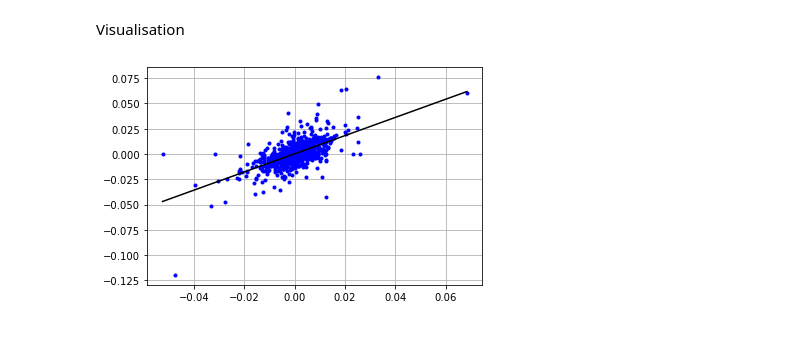
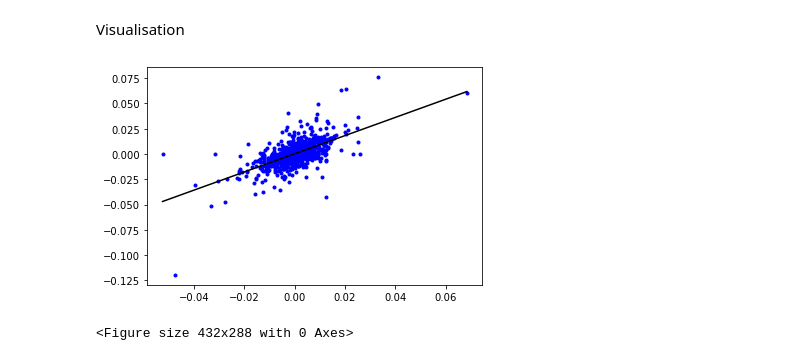
Before and after one commit to rogerloh-acc/Finance-Model-, a Jupyter notebook: Beta/Historical Beta/Estimate Beta - Historical.ipynb, the cells around one changed output. Saved outputs shown, nothing was run; the diff lists cells and outputs as text; code cells hidden in the pictures.

```diff
--- a/Beta/Historical Beta/Estimate Beta - Historical.ipynb
+++ b/Beta/Historical Beta/Estimate Beta - Historical.ipynb
@@ -16,7 +18,7 @@ from scipy import stats
 # %%
 # Input the reference name from Yahoo Finance
 a = "1155.KL"
-b = "^KLSE%3FP%3D^KLSE"
+b = "^KLSE%3B1%3D9"
 
 # Type the effective date to calculate the Beta (based on last 5-years before the effective date)
 # Date type: dd-mm-yyyy
@@ -137,8 +137,14 @@ y = slope * x + intercept
 # %%
 # Plot it!
 plt.plot(ind_pct, stck_pct, "b.")
 plt.plot(x, y, "k")
-plt.grid(True)
+plt.grid(False)
+fig1 = plt.gcf()
 plt.show()
+plt.draw()
+
+# Save the plot
+fig1.savefig(f"Beta_{a}_plot.png", dpi = 600, Transparent = True)
 # %% [output]
-[figure, old version]
+[figure, new version]
+<Figure size 432x288 with 0 Axes>
```
Also changed, not shown: parts of 10 cells of this notebook.
